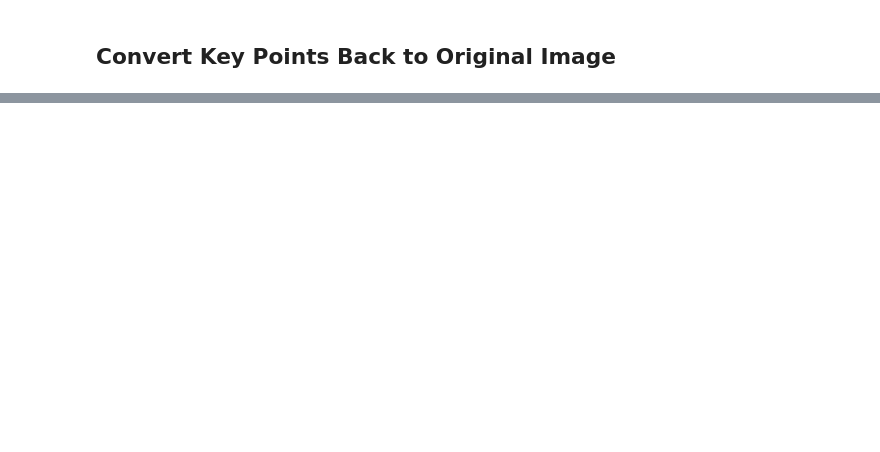
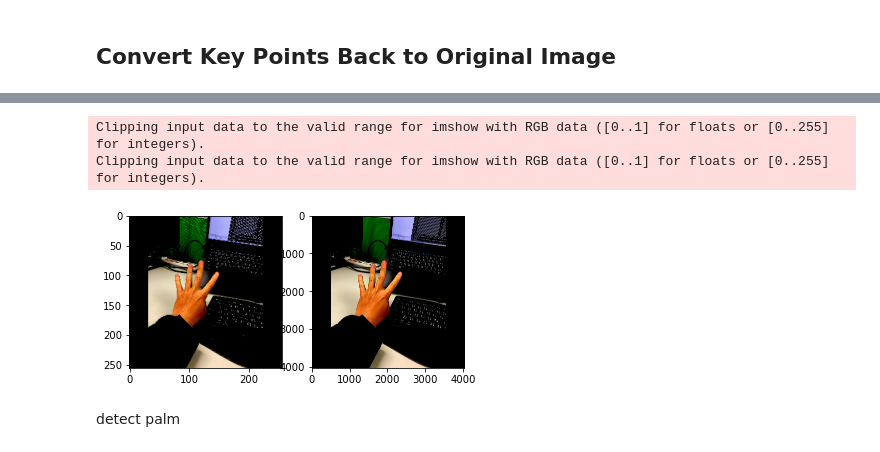
Before and after one commit to yirueilu-b/hand-tracking, a Jupyter notebook: explore_tracking_workflow.ipynb, the cells around one changed output, grey strips where cells are left out. Saved outputs shown, nothing was run; the diff lists cells and outputs as text; code cells hidden in the pictures; blank space fills up the shorter version.

```diff
--- a/explore_tracking_workflow.ipynb
+++ b/explore_tracking_workflow.ipynb
@@ -475,0 +483,14 @@ plt.show()
+# %%
+input_image, padding_image, padding = preprocess(frame, INPUT_WIDTH, INPUT_HEIGHT)
+# %%
+plt.subplot(121)
+plt.imshow(input_image)
+plt.subplot(122)
+plt.imshow(padding_image)
+plt.show()
+# %% [output]
+Clipping input data to the valid range for imshow with RGB data ([0..1] for floats or [0..255] for integers).
+Clipping input data to the valid range for imshow with RGB data ([0..1] for floats or [0..255] for integers).
+[figure, added]
+# %% [markdown]
+detect palm
```
Also changed, not shown: parts of 23 cells of this notebook, 3 other files.
